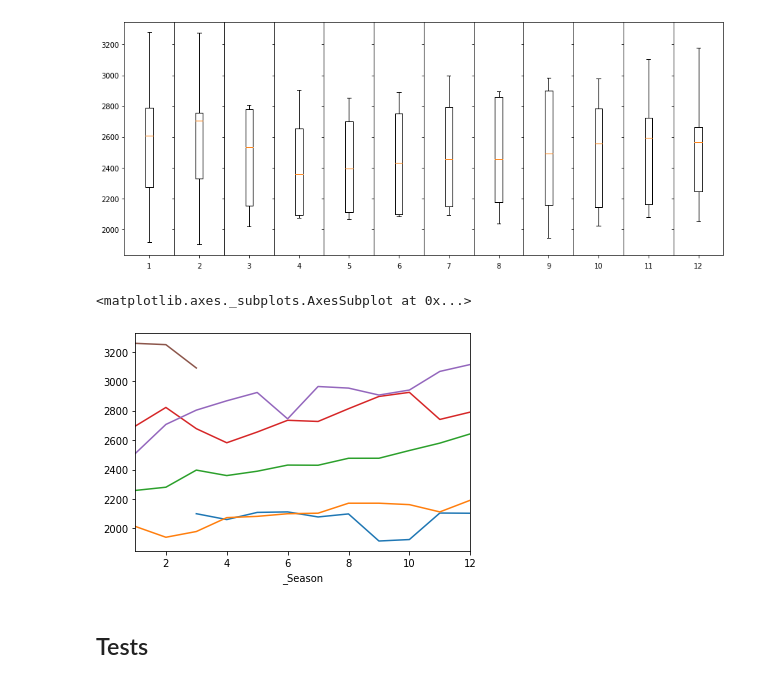
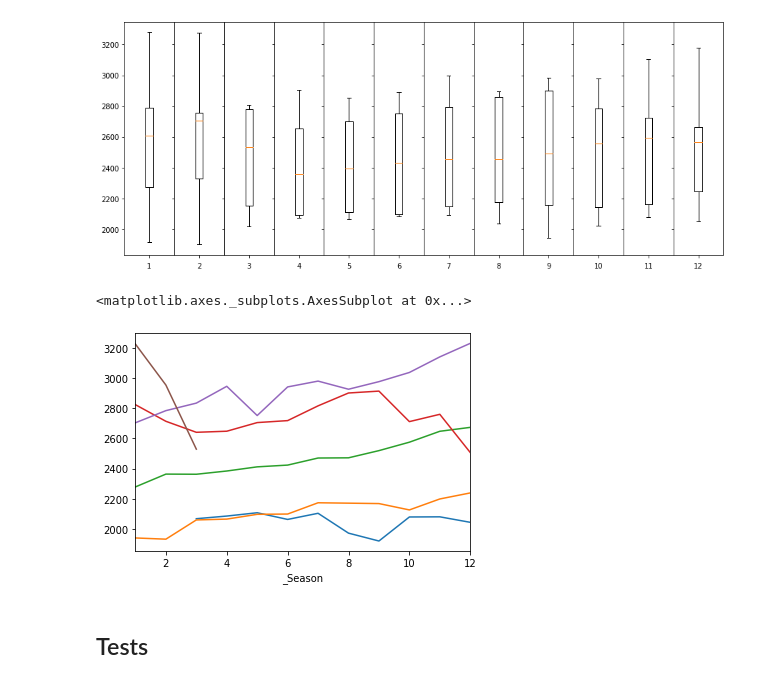
Before and after one commit to giotto-ai/giotto-time, a Jupyter notebook: examples/plots_test.ipynb, the cells around one changed output. Cells and saved outputs as stored; diff of their text form; code cells hidden in the pictures.

Commit message:
Chart tests, first draft

```diff
--- a/examples/plots_test.ipynb
+++ b/examples/plots_test.ipynb
@@ -193,35 +293,37 @@ def plot_fun(df, ax=None):
     return ax
 
 def basic_ts(df, ax=None):
     ax = plot_fun(df, ax)
     return ax
 
 def polar_ts(df, ax=None):
     df = df.append(df.iloc[0])
     if ax is None:
         ax = plt.subplot(111, projection='polar')
+    else:
+        if ax.get_projection()
     angles = [x * 360 / (len(df) - 1) for x in range(len(df))]
     theta = [x / 360 * 2 * np.pi for x in angles]
     for col in df.columns:
         plt.polar(theta, df[col], scalex=False)
     ax.set_thetagrids(angles=angles)
     ax.set_xticklabels(df.index)
     return ax
 
 def season_ts(df: pd.DataFrame, cycle, freq=None, polar=False, ax=None):
     df_seas = seasonal_split(df, cycle, freq)
     if polar:
         ax = polar_ts(df_seas, ax=ax)
     else:
         ax = basic_ts(df_seas, ax=ax)
 #         if isinstance(cycle, str):
 #             ax.set_xlabel(str(freq) + ' of ' + cycle)
     return ax
 
-season_ts(period_index_time_series.resample('M').first().fillna(method='ffill'), 'year', polar=False)
+season_ts(period_index_time_series.resample('M').last().fillna(method='ffill'), 'year', polar=False)
 # %% [output]
 <matplotlib.axes._subplots.AxesSubplot at 0x...>
-[figure, old version]
+[figure, new version]
 # %% [markdown]
 ## Tests
 # %%
```
Also changed, not shown: parts of 16 cells of this notebook, 4 other files.
